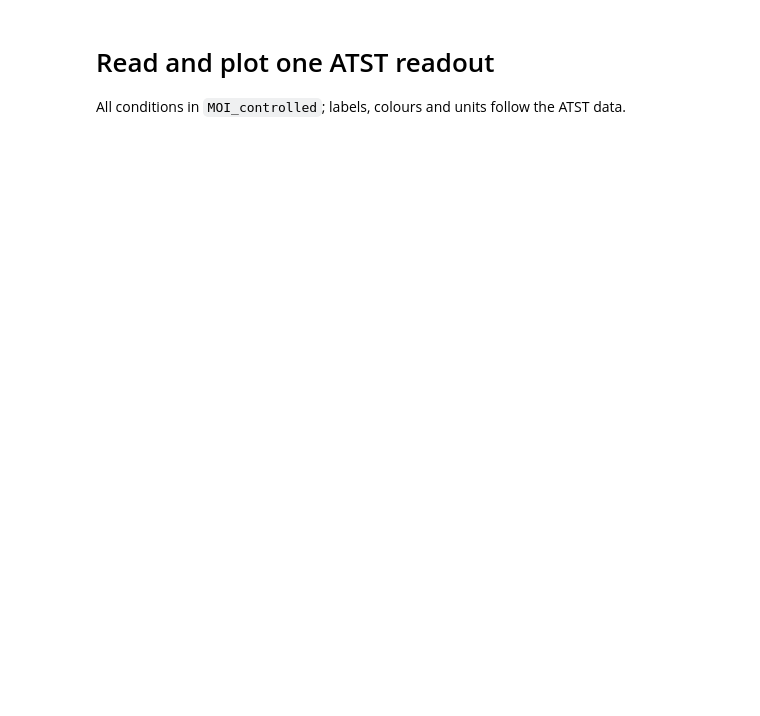
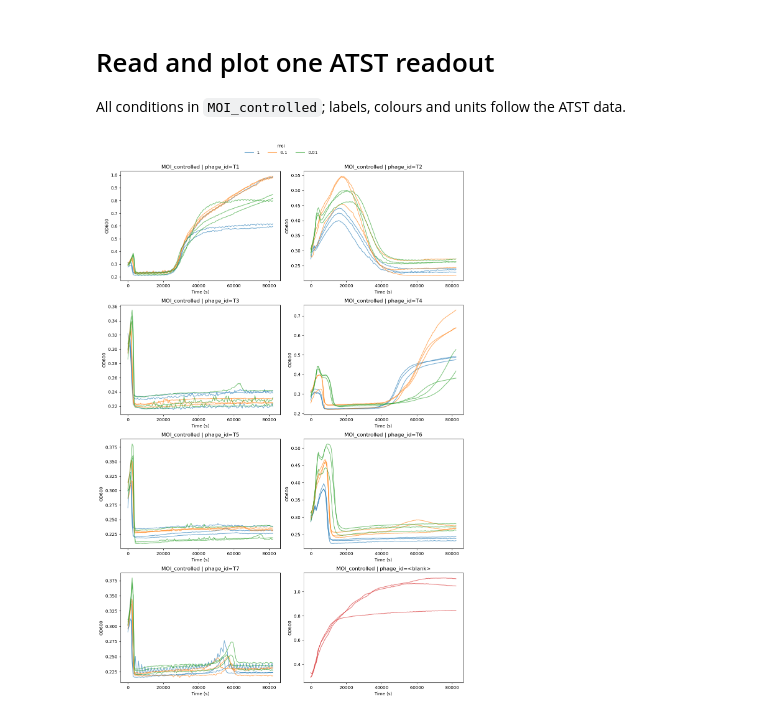
Before and after one commit to JP235/ATST, a Jupyter notebook: examples/Public data /Oka 2026/read_atst.ipynb, the cells around one changed output. Drawn from its saved outputs; the diff is of its cells as text; code cells hidden in the pictures; blank space fills up the shorter version.

```diff
--- a/examples/Public data /Oka 2026/read_atst.ipynb
+++ b/examples/Public data /Oka 2026/read_atst.ipynb
@@ -12 +11,5 @@ readout_id = 'MOI_controlled'
 readout = study.readouts[readout_id]
+# %%
+readout.plot(group_by=["moi"], filters={"isolate_id":'E_coli_NBRC13168'}, facet_by='phage_id')
+# %% [output]
+[figure, added]
```
Also changed, not shown: parts of 7 cells of this notebook, 16 other files.
